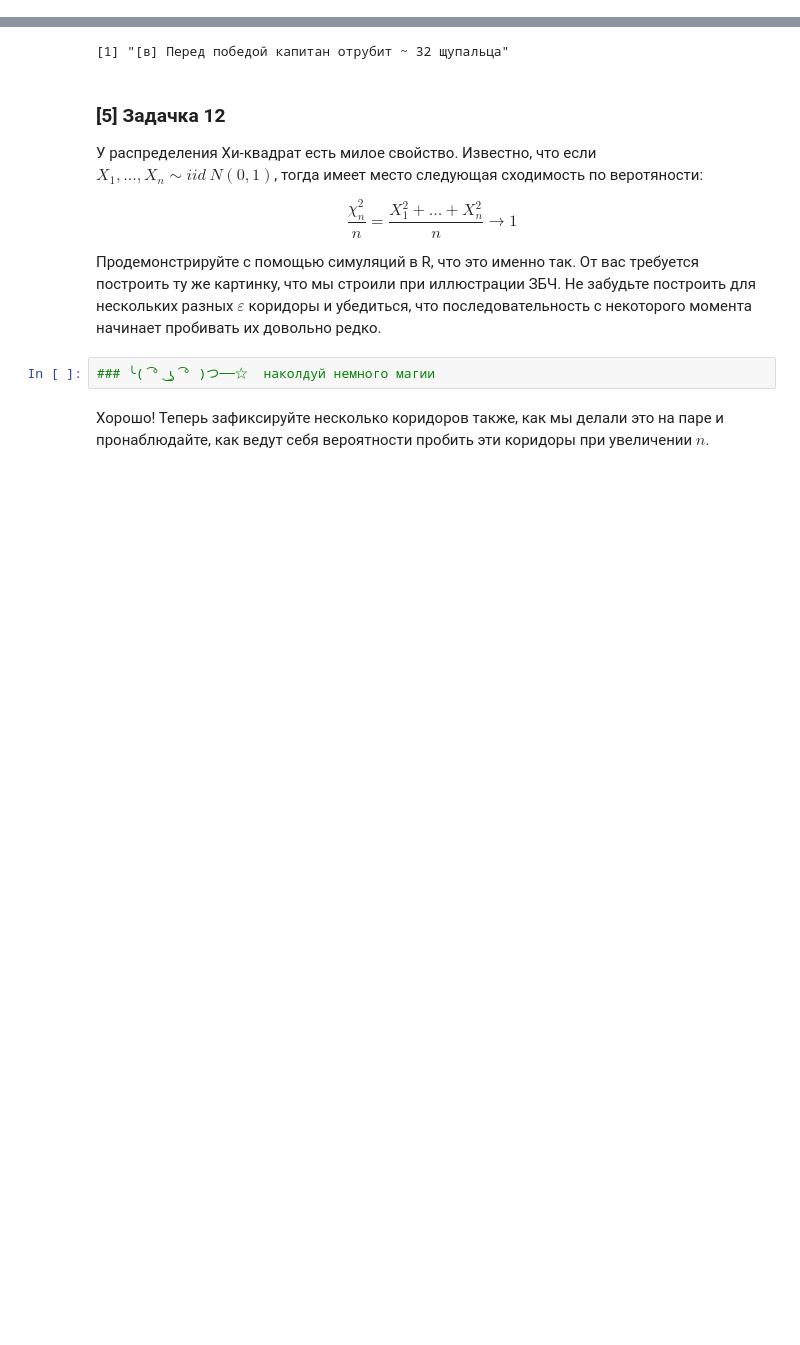
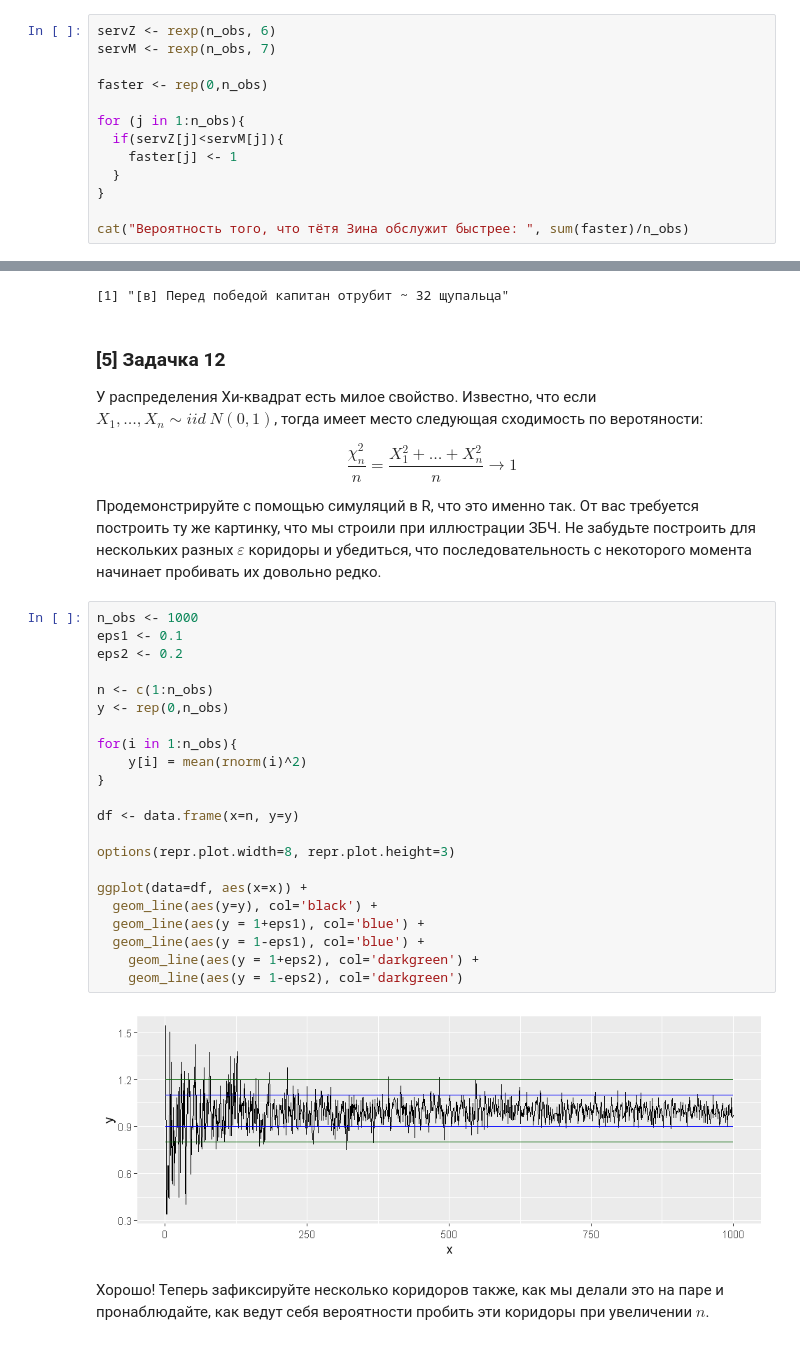
Before and after one commit to Migisen/r_homeworks, a Jupyter notebook: hw1/HW1.ipynb, the cells around one changed output, grey strips where cells are left out. Cells and saved outputs as stored; diff of their text form; blank space fills up the shorter version.

```diff
--- a/hw1/HW1.ipynb
+++ b/hw1/HW1.ipynb
@@ -199,0 +378,13 @@ __Решение:__
+# %%
+servZ <- rexp(n_obs, 6)
+servM <- rexp(n_obs, 7)
+
+faster <- rep(0,n_obs)
+
+for (j in 1:n_obs){
+  if(servZ[j]<servM[j]){
+    faster[j] <- 1
+  }
+}
+
+cat("Вероятность того, что тётя Зина обслужит быстрее: ", sum(faster)/n_obs)
@@ -664,7 +1214,29 @@ $$
 $$
 
 Продемонстрируйте с помощью симуляций в R, что это именно так. От вас требуется построить ту же картинку, что мы строили при иллюстрации ЗБЧ. Не забудьте построить для нескольких разных $\varepsilon$ коридоры и убедиться, что последовательность с некоторого момента начинает пробивать их довольно редко.
-# %%
-### ╰( ͡° ͜ʖ ͡° )つ──☆  наколдуй немного магии
+# %%
+n_obs <- 1000
+eps1 <- 0.1
+eps2 <- 0.2
+
+n <- c(1:n_obs)
+y <- rep(0,n_obs)
+
+for(i in 1:n_obs){
+    y[i] = mean(rnorm(i)^2)
+}
+
+df <- data.frame(x=n, y=y)
+
+options(repr.plot.width=8, repr.plot.height=3)
+
+ggplot(data=df, aes(x=x)) +
+  geom_line(aes(y=y), col='black') +
+  geom_line(aes(y = 1+eps1), col='blue') +
+  geom_line(aes(y = 1-eps1), col='blue') +
+    geom_line(aes(y = 1+eps2), col='darkgreen') +
+    geom_line(aes(y = 1-eps2), col='darkgreen')
+# %% [output]
+[figure, added]
 # %% [markdown]
 Хорошо! Теперь зафиксируйте несколько коридоров также, как мы делали это на паре и пронаблюдайте, как ведут себя вероятности пробить эти коридоры при увеличении $n$.
```
Also changed, not shown: parts of 50 cells of this notebook.
